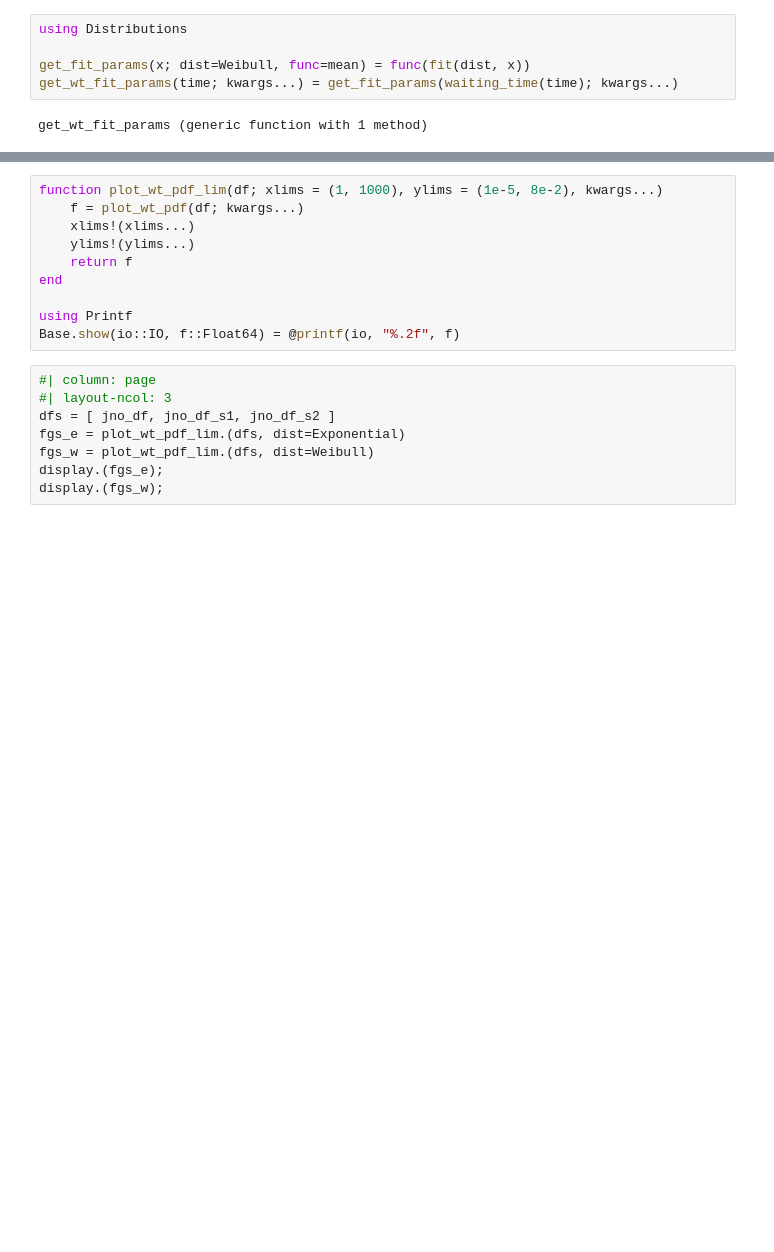
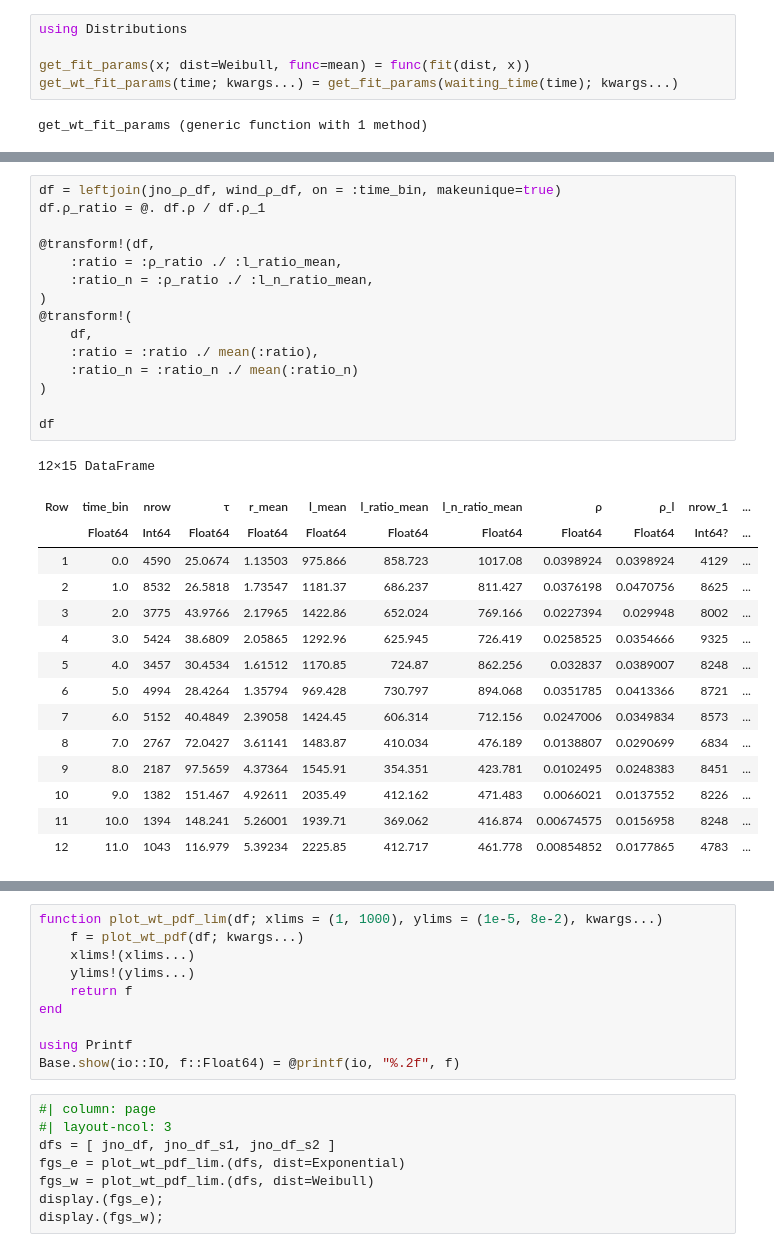
Before and after one commit to Beforerr/ids_spatial_evolution_juno, a Jupyter notebook: notebooks/02_waiting_time.ipynb, the cells around one changed output, grey strips where cells are left out. Saved outputs shown, nothing was run; the diff lists cells and outputs as text; blank space fills up the shorter version.

```diff
--- a/notebooks/02_waiting_time.ipynb
+++ b/notebooks/02_waiting_time.ipynb
@@ -75,0 +147,31 @@ draw(specs)
+# %%
+df = leftjoin(jno_ρ_df, wind_ρ_df, on = :time_bin, makeunique=true)
+df.ρ_ratio = @. df.ρ / df.ρ_1
+
+@transform!(df,
+    :ratio = :ρ_ratio ./ :l_ratio_mean,
+    :ratio_n = :ρ_ratio ./ :l_n_ratio_mean,
+)
+@transform!(
+    df,
+    :ratio = :ratio ./ mean(:ratio),
+    :ratio_n = :ratio_n ./ mean(:ratio_n)
+)
+
+df
+# %% [output]
+12×15 DataFrame
+| Row | time_bin | nrow | τ | r_mean | l_mean | l_ratio_mean | l_n_ratio_mean | ρ | ρ_l | nrow_1 | ... |
+|  | Float64 | Int64 | Float64 | Float64 | Float64 | Float64 | Float64 | Float64 | Float64 | Int64? | ... |
+| 1 | 0.0 | 4590 | 25.0674 | 1.13503 | 975.866 | 858.723 | 1017.08 | 0.0398924 | 0.0398924 | 4129 | ... |
+| 2 | 1.0 | 8532 | 26.5818 | 1.73547 | 1181.37 | 686.237 | 811.427 | 0.0376198 | 0.0470756 | 8625 | ... |
+| 3 | 2.0 | 3775 | 43.9766 | 2.17965 | 1422.86 | 652.024 | 769.166 | 0.0227394 | 0.029948 | 8002 | ... |
+| 4 | 3.0 | 5424 | 38.6809 | 2.05865 | 1292.96 | 625.945 | 726.419 | 0.0258525 | 0.0354666 | 9325 | ... |
+| 5 | 4.0 | 3457 | 30.4534 | 1.61512 | 1170.85 | 724.87 | 862.256 | 0.032837 | 0.0389007 | 8248 | ... |
+| 6 | 5.0 | 4994 | 28.4264 | 1.35794 | 969.428 | 730.797 | 894.068 | 0.0351785 | 0.0413366 | 8721 | ... |
+| 7 | 6.0 | 5152 | 40.4849 | 2.39058 | 1424.45 | 606.314 | 712.156 | 0.0247006 | 0.0349834 | 8573 | ... |
+| 8 | 7.0 | 2767 | 72.0427 | 3.61141 | 1483.87 | 410.034 | 476.189 | 0.0138807 | 0.0290699 | 6834 | ... |
+| 9 | 8.0 | 2187 | 97.5659 | 4.37364 | 1545.91 | 354.351 | 423.781 | 0.0102495 | 0.0248383 | 8451 | ... |
+| 10 | 9.0 | 1382 | 151.467 | 4.92611 | 2035.49 | 412.162 | 471.483 | 0.0066021 | 0.0137552 | 8226 | ... |
+| 11 | 10.0 | 1394 | 148.241 | 5.26001 | 1939.71 | 369.062 | 416.874 | 0.00674575 | 0.0156958 | 8248 | ... |
+| 12 | 11.0 | 1043 | 116.979 | 5.39234 | 2225.85 | 412.717 | 461.778 | 0.00854852 | 0.0177865 | 4783 | ... |
```
Also changed, not shown: parts of 8 cells of this notebook, 4 other files.
